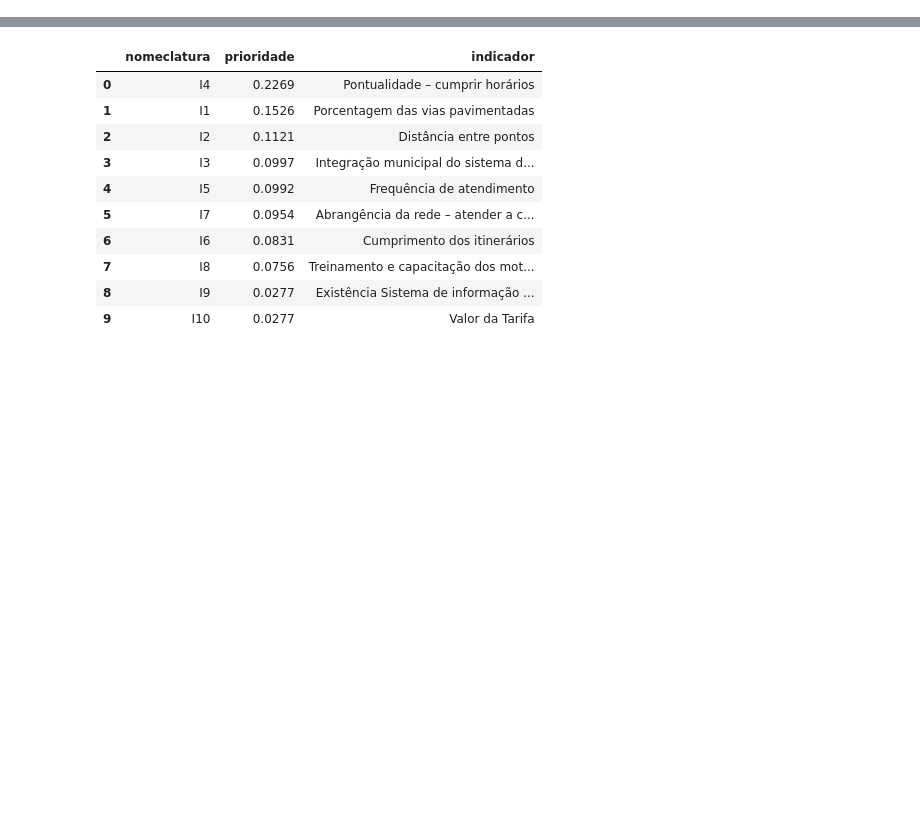
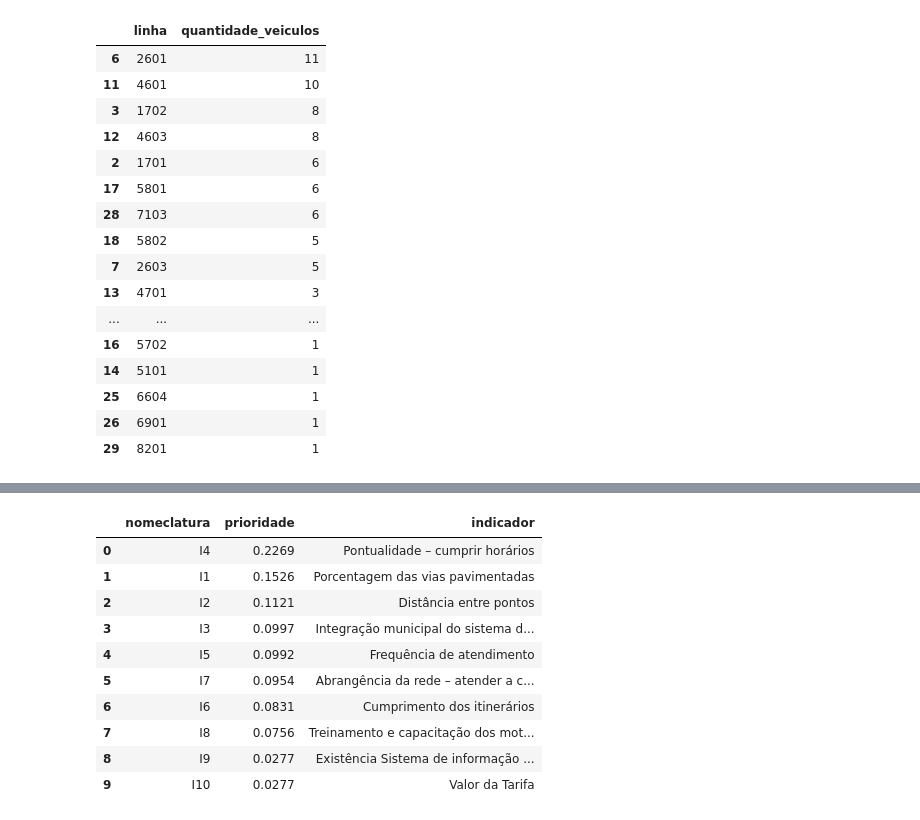
Before and after one commit to YagoMaia/quali_bus, a Jupyter notebook: app/graficos.ipynb, the cells around one changed output, grey strips where cells are left out. Drawn from its saved outputs; the diff is of its cells as text; code cells hidden in the pictures; blank space fills up the shorter version.

```diff
--- a/app/graficos.ipynb
+++ b/app/graficos.ipynb
@@ -19,3 +19,26 @@ df_frequencia['Linha'] = df_frequencia['Linha'].astype(str)
 df_frequencia.sort_values('Frequência')
 
 freq_otima, freq_boa, freq_suficiente, freq_insuficiente = 10, 15, 30, 40
+# %%
+df_quantidade['linha'] = df_quantidade['linha'].astype(str)
+df_quantidade['quantidade_veiculos'] = df_quantidade['quantidade_veiculos'].astype(int)
+df_quantidade = df_quantidade[['linha','quantidade_veiculos']]
+df_quantidade.sort_values('quantidade_veiculos', ascending=False)
+# %% [output]
+|  | linha | quantidade_veiculos |
+| 6 | 2601 | 11 |
+| 11 | 4601 | 10 |
+| 3 | 1702 | 8 |
+| 12 | 4603 | 8 |
+| 2 | 1701 | 6 |
+| 17 | 5801 | 6 |
+| 28 | 7103 | 6 |
+| 18 | 5802 | 5 |
+| 7 | 2603 | 5 |
+| 13 | 4701 | 3 |
+| ... | ... | ... |
+| 16 | 5702 | 1 |
+| 14 | 5101 | 1 |
+| 25 | 6604 | 1 |
+| 26 | 6901 | 1 |
+| 29 | 8201 | 1 |
```
Also changed, not shown: parts of 7 cells of this notebook, 9 other files.
